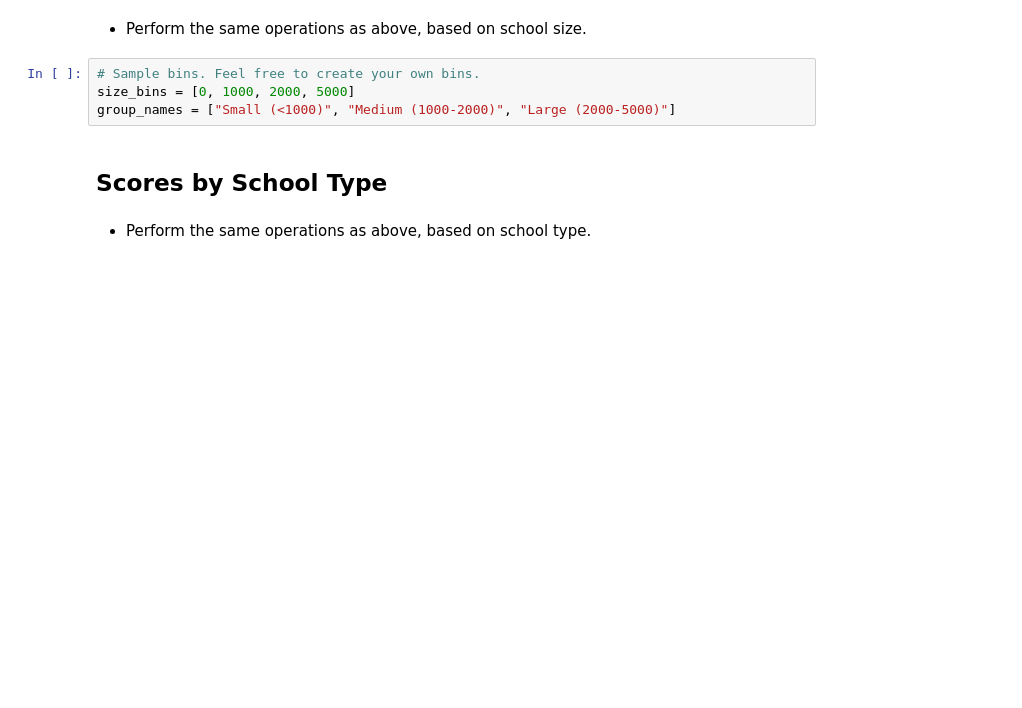
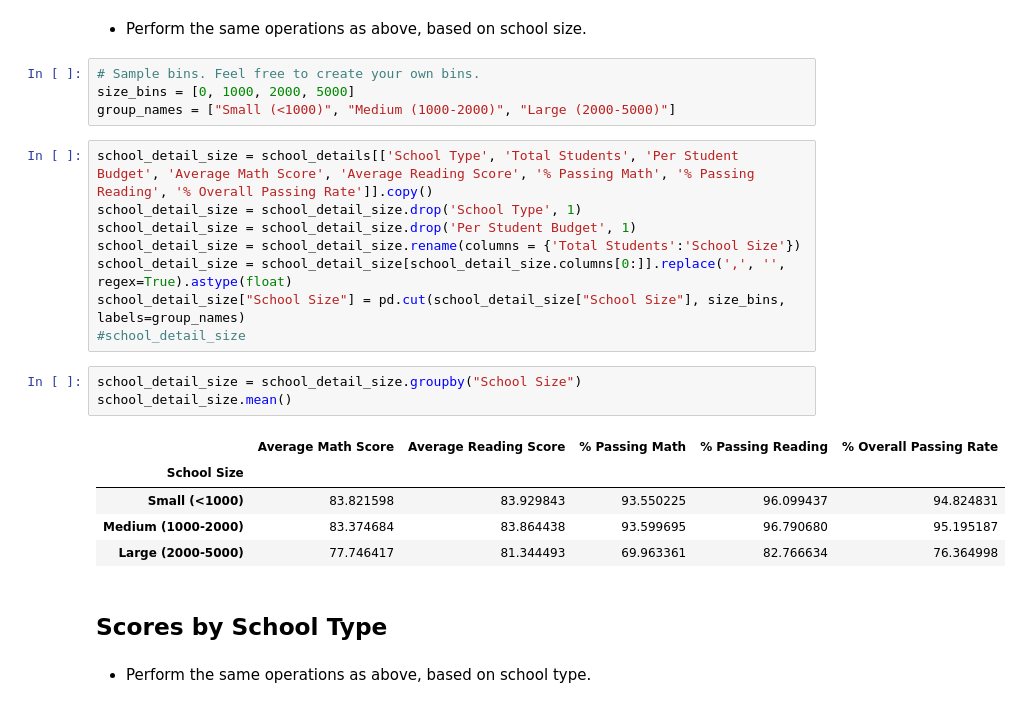
Before and after one commit to reedkm/pandas-citySchools, a Jupyter notebook: PyCitySchools_KReed.ipynb, the cells around one changed output. Drawn from its saved outputs; the diff is of its cells as text; blank space fills up the shorter version.

```diff
--- a/PyCitySchools_KReed.ipynb
+++ b/PyCitySchools_KReed.ipynb
@@ -292,6 +310,23 @@ group_names = ["<$585", "$585-615", "$615-645", "$645-675"]
 # Sample bins. Feel free to create your own bins.
 size_bins = [0, 1000, 2000, 5000]
 group_names = ["Small (<1000)", "Medium (1000-2000)", "Large (2000-5000)"]
+# %%
+school_detail_size = school_details[['School Type', 'Total Students', 'Per Student Budget', 'Average Math Score', 'Average Reading Score', '% Passing Math', '% Passing Reading', '% Overall Passing Rate']].copy()
+school_detail_size = school_detail_size.drop('School Type', 1)
+school_detail_size = school_detail_size.drop('Per Student Budget', 1)
+school_detail_size = school_detail_size.rename(columns = {'Total Students':'School Size'})
+school_detail_size = school_detail_size[school_detail_size.columns[0:]].replace(',', '', regex=True).astype(float)
+school_detail_size["School Size"] = pd.cut(school_detail_size["School Size"], size_bins, labels=group_names)
+#school_detail_size
+# %%
+school_detail_size = school_detail_size.groupby("School Size")
+school_detail_size.mean()
+# %% [output]
+|  | Average Math Score | Average Reading Score | % Passing Math | % Passing Reading | % Overall Passing Rate |
+| School Size |  |  |  |  |  |
+| Small (<1000) | 83.821598 | 83.929843 | 93.550225 | 96.099437 | 94.824831 |
+| Medium (1000-2000) | 83.374684 | 83.864438 | 93.599695 | 96.790680 | 95.195187 |
+| Large (2000-5000) | 77.746417 | 81.344493 | 69.963361 | 82.766634 | 76.364998 |
 # %% [markdown]
 ## Scores by School Type
 # %% [markdown]
```
Also changed, not shown: parts of 8 cells of this notebook.
